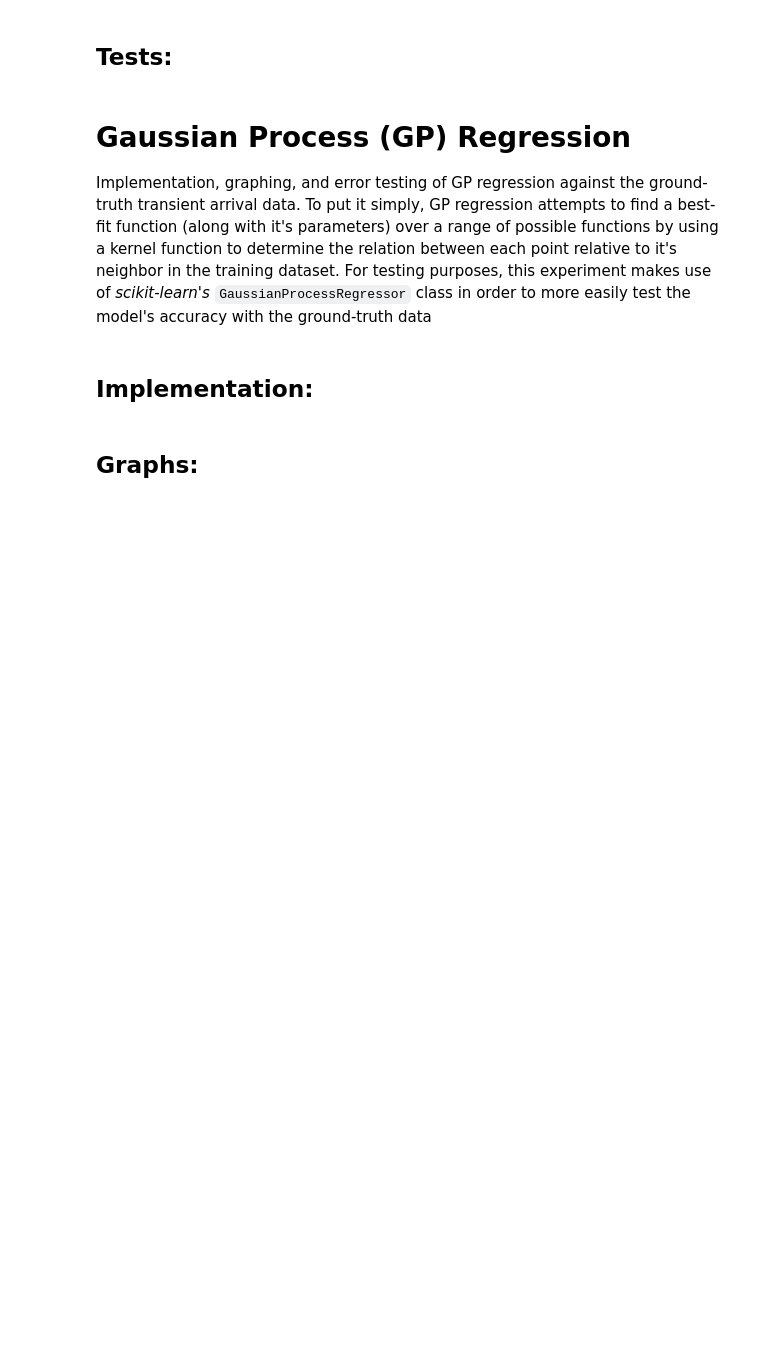
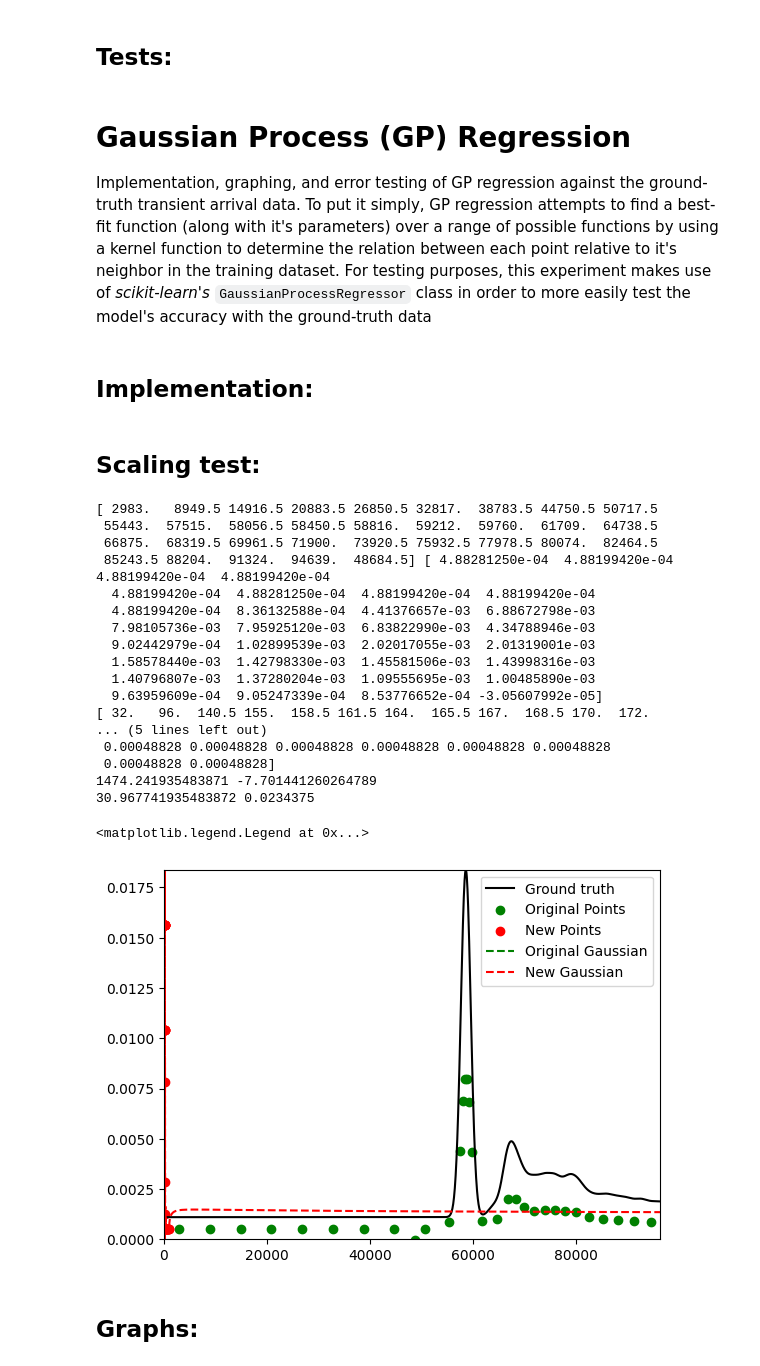
Before and after one commit to elcosas/SPAD_Regression_Research, a Jupyter notebook: Notebook.ipynb, the cells around one changed output. Cells and saved outputs as stored; diff of their text form; code cells hidden in the pictures; blank space fills up the shorter version.

```diff
--- a/Notebook.ipynb
+++ b/Notebook.ipynb
@@ -14,5 +13,4 @@ Dataset limitations:
 BOUNDS_PATH = "./dataset/gen_bounds.npy"
 TRANS_PATH = "./dataset/gen_trans.npy"
 SET_NUM = 0
-DEFAULT_TR = 0.0011
-LASER_RES = 1024
+BINS = 32
@@ -106,5 +112,50 @@ def gaussian_model(b_set, t_set):
     kernel = RationalQuadratic(length_scale=lc, alpha=a, length_scale_bounds='fixed', alpha_bounds='fixed')
     return GaussianProcessRegressor(kernel=kernel).fit(b_set.reshape(-1, 1), t_set)
+# %% [markdown]
+## Scaling test:
+# %%
+bounds = np.load(BOUNDS_PATH)
+transients = np.load(TRANS_PATH)
+
+bounds2, transients2 = gen_dataset(BINS)
+
+x_test = np.arange(0, len(transients[SET_NUM, :])).reshape(-1, 1)
+
+ed_bds, ed_trs = convert_ed(bounds[SET_NUM, :].copy(), transients[SET_NUM, :].copy())
+print(ed_bds, ed_trs)
+ed_bds2, ed_trs2 = convert_ed(bounds2[SET_NUM, :].copy(), transients2[SET_NUM, :].copy())
+print(ed_bds2, ed_trs2)
+ed_mod = gaussian_model(ed_bds, ed_trs)
+ed_mod2 = gaussian_model(ed_bds2, ed_trs2)
+ax = plt.gca()
+ax.set_ylim([0, np.max(transients[SET_NUM, :])])
+ax.set_xlim([0, np.max(bounds[SET_NUM, :])])
+plt.plot(x_test, transients[SET_NUM, :], 'k', label='Ground truth')
+plt.scatter(ed_bds, ed_trs, color='g', label='Original Points')
+plt.scatter(ed_bds2, ed_trs2, color='r', label='New Points')
+plt.plot(x_test, ed_mod.predict(x_test), 'g', linestyle='--', label='Original Gaussian')
+plt.plot(x_test, ed_mod2.predict(x_test), 'r', linestyle='--', label='New Gaussian')
+plt.legend()
+# %% [output]
+[ 2983.   8949.5 14916.5 20883.5 26850.5 32817.  38783.5 44750.5 50717.5
+ 55443.  57515.  58056.5 58450.5 58816.  59212.  59760.  61709.  64738.5
+ 66875.  68319.5 69961.5 71900.  73920.5 75932.5 77978.5 80074.  82464.5
+ 85243.5 88204.  91324.  94639.  48684.5] [ 4.88281250e-04  4.88199420e-04  4.88199420e-04  4.88199420e-04
+  4.88199420e-04  4.88281250e-04  4.88199420e-04  4.88199420e-04
+  4.88199420e-04  8.36132588e-04  4.41376657e-03  6.88672798e-03
+  7.98105736e-03  7.95925120e-03  6.83822990e-03  4.34788946e-03
+  9.02442979e-04  1.02899539e-03  2.02017055e-03  2.01319001e-03
+  1.58578440e-03  1.42798330e-03  1.45581506e-03  1.43998316e-03
+  1.40796807e-03  1.37280204e-03  1.09555695e-03  1.00485890e-03
+  9.63959609e-04  9.05247339e-04  8.53776652e-04 -3.05607992e-05]
+[ 32.   96.  140.5 155.  158.5 161.5 164.  165.5 167.  168.5 170.  172.
+... (5 lines left out)
+ 0.00048828 0.00048828 0.00048828 0.00048828 0.00048828 0.00048828
+ 0.00048828 0.00048828]
+1474.241935483871 -7.701441260264789
+30.967741935483872 0.0234375
+<matplotlib.legend.Legend at 0x...>
+[figure, added]
 # %% [markdown]
 ## Graphs:
 # %%
```
Also changed, not shown: parts of 15 cells of this notebook, 7 other files.
